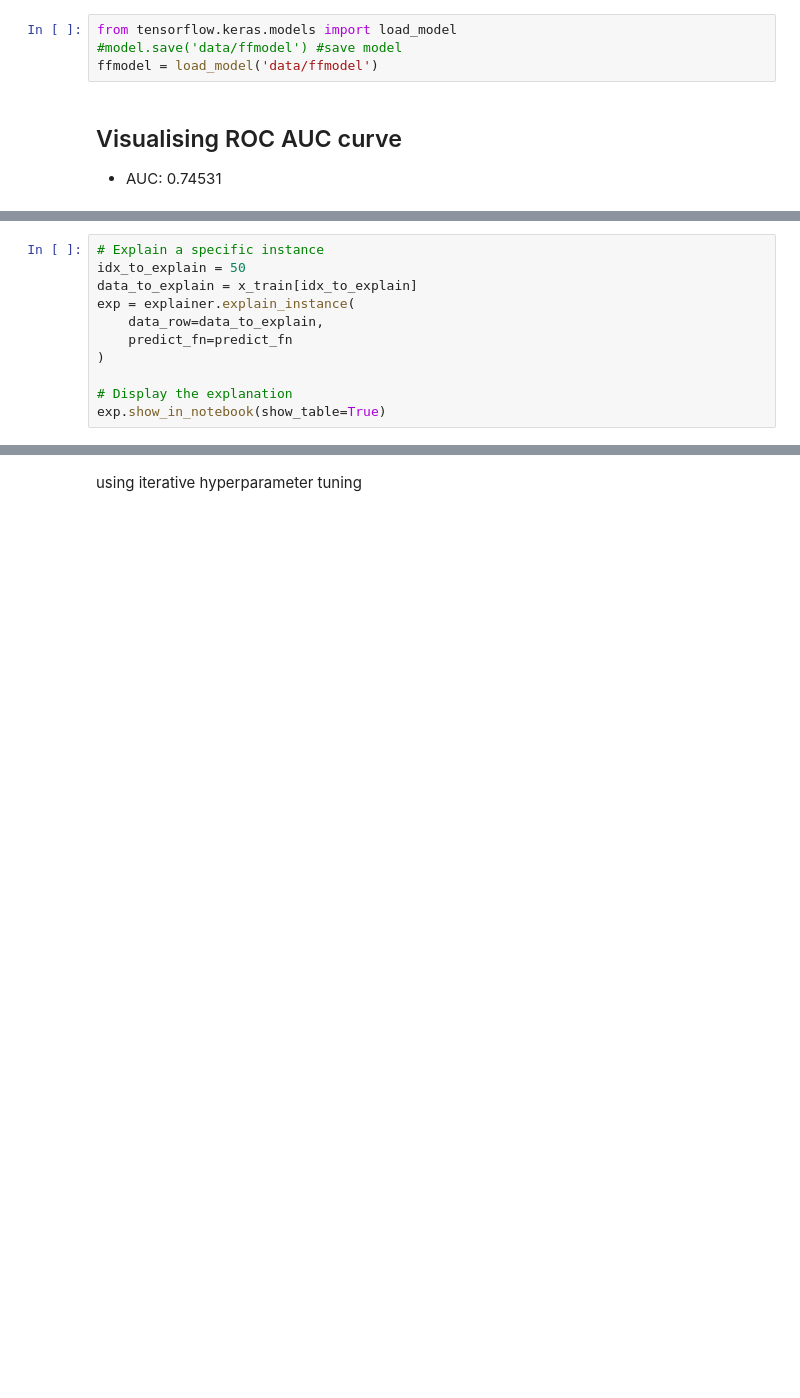
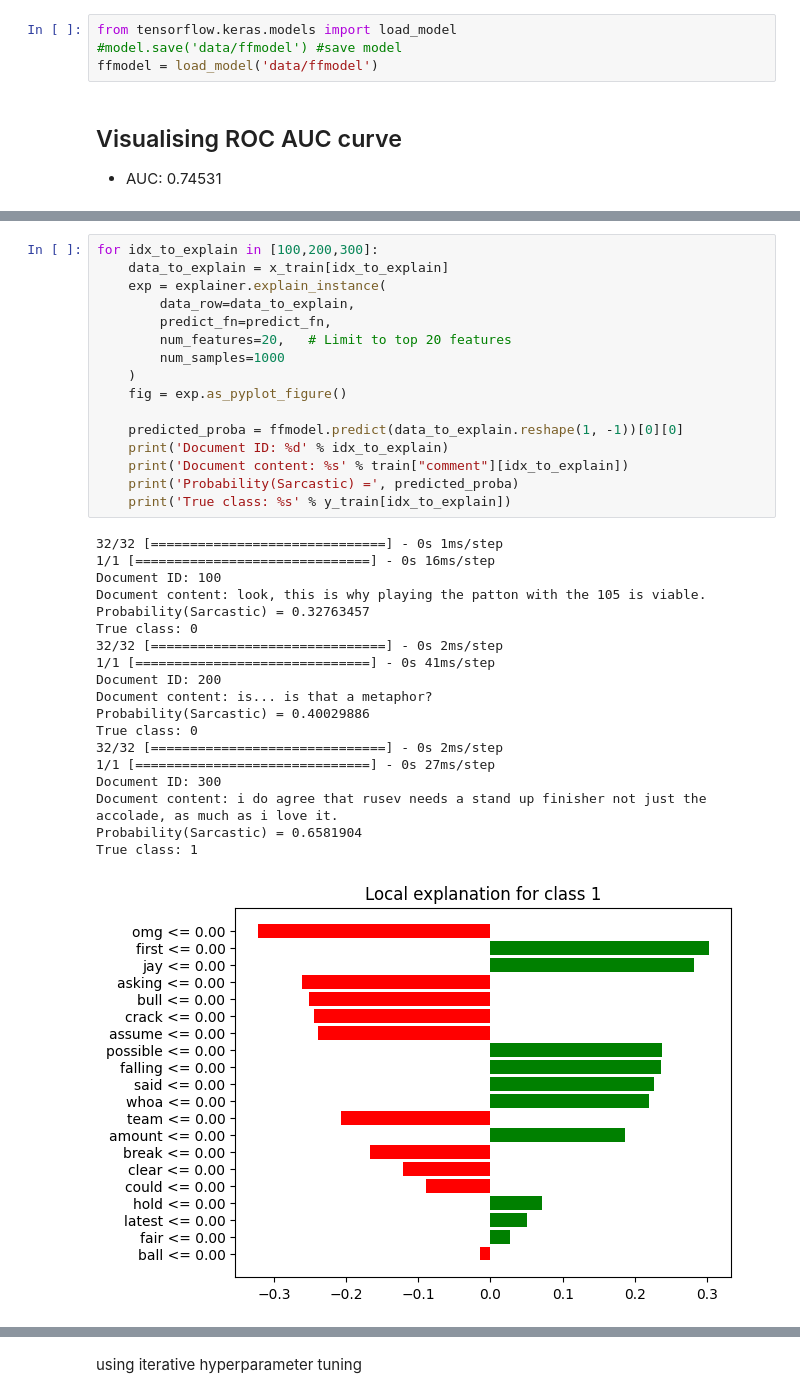
Before and after one commit to hoofangyu/cs3244_pg21, a Jupyter notebook: 5_deep_learning_1.ipynb, the cells around one changed output, grey strips where cells are left out. Cells and saved outputs as stored; diff of their text form; blank space fills up the shorter version.

Commit message:
LIME explainability that runs.

```diff
--- a/5_deep_learning_1.ipynb
+++ b/5_deep_learning_1.ipynb
@@ -143,11 +153,36 @@ explainer = LimeTabularExplainer(
-# %%
-# Explain a specific instance
-idx_to_explain = 50
-data_to_explain = x_train[idx_to_explain]
-exp = explainer.explain_instance(
-    data_row=data_to_explain,
-    predict_fn=predict_fn
-)
-
-# Display the explanation
-exp.show_in_notebook(show_table=True)
+# %%
+for idx_to_explain in [100,200,300]:
+    data_to_explain = x_train[idx_to_explain]
+    exp = explainer.explain_instance(
+        data_row=data_to_explain,
+        predict_fn=predict_fn,
+        num_features=20,   # Limit to top 20 features
+        num_samples=1000
+    )
+    fig = exp.as_pyplot_figure()
+
+    predicted_proba = ffmodel.predict(data_to_explain.reshape(1, -1))[0][0]
+    print('Document ID: %d' % idx_to_explain)
+    print('Document content: %s' % train["comment"][idx_to_explain])
+    print('Probability(Sarcastic) =', predicted_proba)
+    print('True class: %s' % y_train[idx_to_explain])
+# %% [output]
+32/32 [==============================] - 0s 1ms/step
+1/1 [==============================] - 0s 16ms/step
+Document ID: 100
+Document content: look, this is why playing the patton with the 105 is viable.
+Probability(Sarcastic) = 0.32763457
+True class: 0
+32/32 [==============================] - 0s 2ms/step
+1/1 [==============================] - 0s 41ms/step
+Document ID: 200
+Document content: is... is that a metaphor?
+Probability(Sarcastic) = 0.40029886
+True class: 0
+32/32 [==============================] - 0s 2ms/step
+1/1 [==============================] - 0s 27ms/step
+Document ID: 300
+Document content: i do agree that rusev needs a stand up finisher not just the accolade, as much as i love it.
+Probability(Sarcastic) = 0.6581904
+True class: 1
+[figure, added]
```
Also changed, not shown: parts of 4 cells of this notebook.
